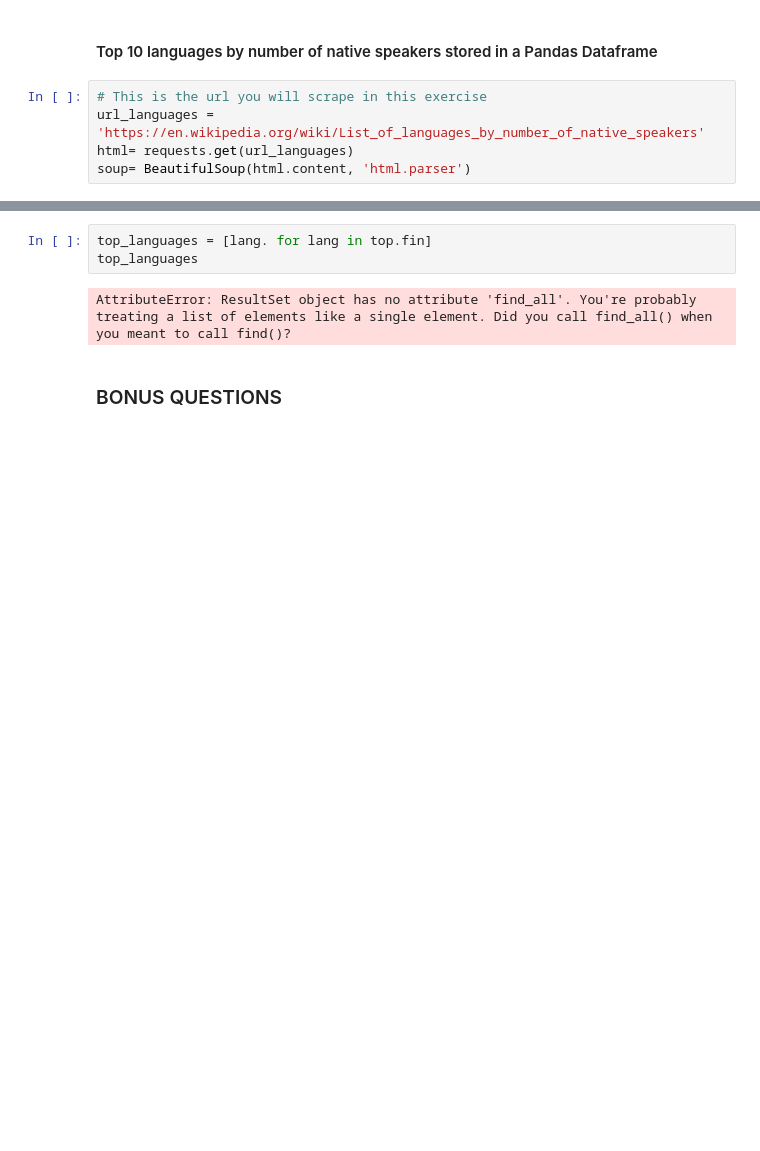
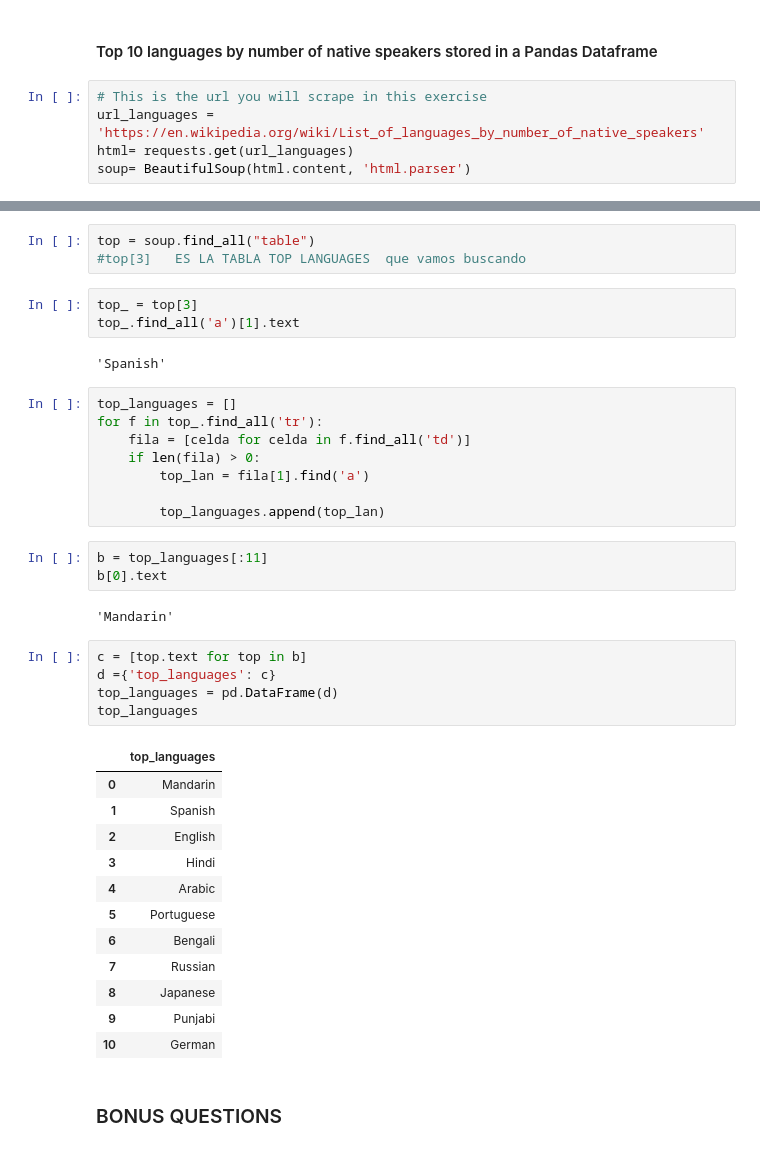
Before and after one commit to Ironhack-Data-Madrid-Febrero-2021/webscraping, a Jupyter notebook: your-code/main.ipynb, the cells around one changed output, grey strips where cells are left out. Cells and saved outputs as stored; diff of their text form; blank space fills up the shorter version.

```diff
--- a/your-code/main.ipynb
+++ b/your-code/main.ipynb
@@ -582,8 +565,42 @@ top[0]
-# %%
-top_languages = [lang. for lang in top.fin]
-top_languages
-# %% [output]
-AttributeError: ResultSet object has no attribute 'find_all'. You're probably treating a list of elements like a single element. Did you call find_all() when you meant to call find()?
+# %%
+top = soup.find_all("table")
+#top[3]   ES LA TABLA TOP LANGUAGES  que vamos buscando
+# %%
+top_ = top[3]
+top_.find_all('a')[1].text
+# %% [output]
+'Spanish'
+# %%
+top_languages = []
+for f in top_.find_all('tr'):
+    fila = [celda for celda in f.find_all('td')]
+    if len(fila) > 0:
+        top_lan = fila[1].find('a')
+
+        top_languages.append(top_lan)
+# %%
+b = top_languages[:11]
+b[0].text
+# %% [output]
+'Mandarin'
+# %%
+c = [top.text for top in b]
+d ={'top_languages': c}
+top_languages = pd.DataFrame(d)
+top_languages
+# %% [output]
+|  | top_languages |
+| 0 | Mandarin |
+| 1 | Spanish |
+| 2 | English |
+| 3 | Hindi |
+| 4 | Arabic |
+| 5 | Portuguese |
+| 6 | Bengali |
+| 7 | Russian |
+| 8 | Japanese |
+| 9 | Punjabi |
+| 10 | German |
 # %% [markdown]
 ### BONUS QUESTIONS
 # %% [markdown]
```
Also changed, not shown: parts of 12 cells of this notebook.
